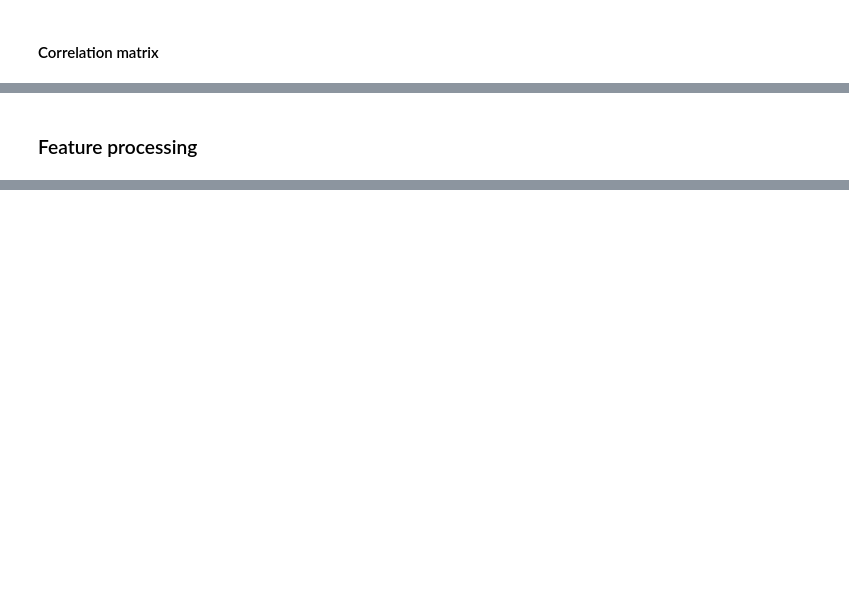
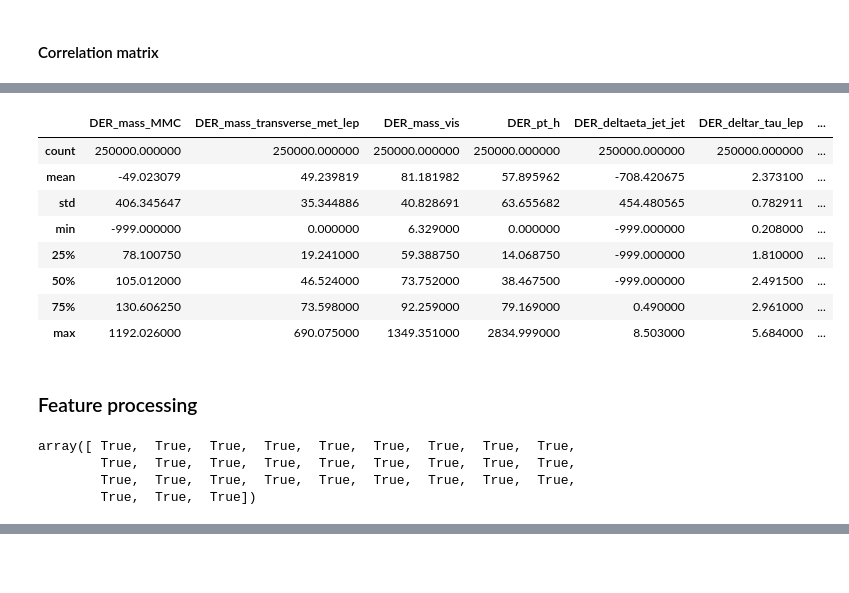
Before and after one commit to MarijaLaz/Higgs-Boson-Challenge, a Jupyter notebook: project1/scripts/project1.ipynb, the cells around one changed output, grey strips where cells are left out. Saved outputs shown, nothing was run; the diff lists cells and outputs as text; code cells hidden in the pictures; blank space fills up the shorter version.

```diff
--- a/project1/scripts/project1.ipynb
+++ b/project1/scripts/project1.ipynb
@@ -62,4 +51,24 @@ ax = sns.heatmap(corr_matrix,linewidths=1, linecolor='white')
+# %%
+tx_train_filtered.describe()
+# %% [output]
+|  | DER_mass_MMC | DER_mass_transverse_met_lep | DER_mass_vis | DER_pt_h | DER_deltaeta_jet_jet | DER_deltar_tau_lep | ... |
+| count | 250000.000000 | 250000.000000 | 250000.000000 | 250000.000000 | 250000.000000 | 250000.000000 | ... |
+| mean | -49.023079 | 49.239819 | 81.181982 | 57.895962 | -708.420675 | 2.373100 | ... |
+| std | 406.345647 | 35.344886 | 40.828691 | 63.655682 | 454.480565 | 0.782911 | ... |
+| min | -999.000000 | 0.000000 | 6.329000 | 0.000000 | -999.000000 | 0.208000 | ... |
+| 25% | 78.100750 | 19.241000 | 59.388750 | 14.068750 | -999.000000 | 1.810000 | ... |
+| 50% | 105.012000 | 46.524000 | 73.752000 | 38.467500 | -999.000000 | 2.491500 | ... |
+| 75% | 130.606250 | 73.598000 | 92.259000 | 79.169000 | 0.490000 | 2.961000 | ... |
+| max | 1192.026000 | 690.075000 | 1349.351000 | 2834.999000 | 8.503000 | 5.684000 | ... |
 # %% [markdown]
 ### Feature  processing
 # %%
 #I read that by removing the features that have high corr we can improve the model, i tink we shuld check that
+# %%
+columns = np.full((corr_matrix.shape[0],), True, dtype=bool)
+columns
+# %% [output]
+array([ True,  True,  True,  True,  True,  True,  True,  True,  True,
+        True,  True,  True,  True,  True,  True,  True,  True,  True,
+        True,  True,  True,  True,  True,  True,  True,  True,  True,
+        True,  True,  True])
```
Also changed, not shown: parts of 9 cells of this notebook, 1 other file.
